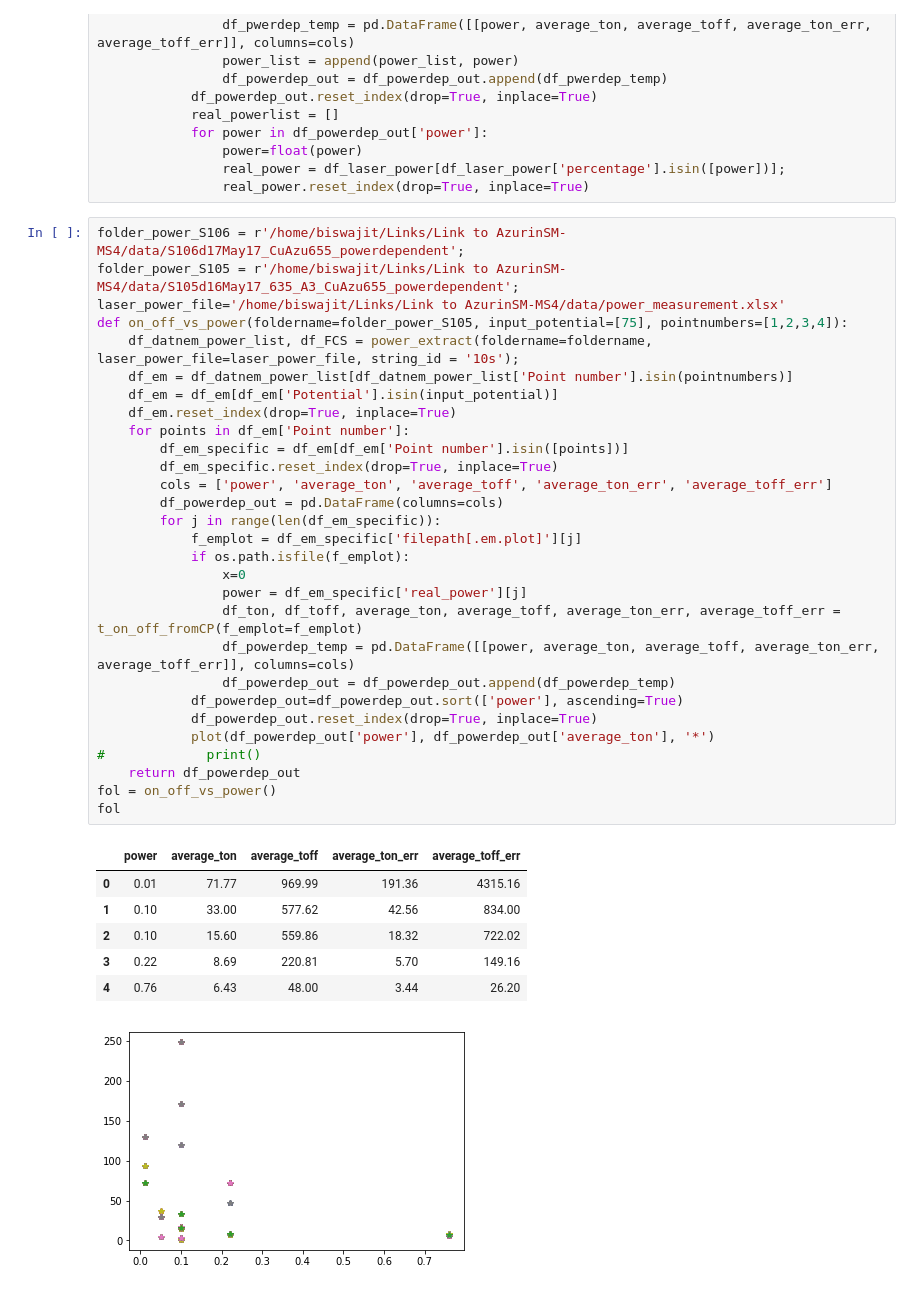
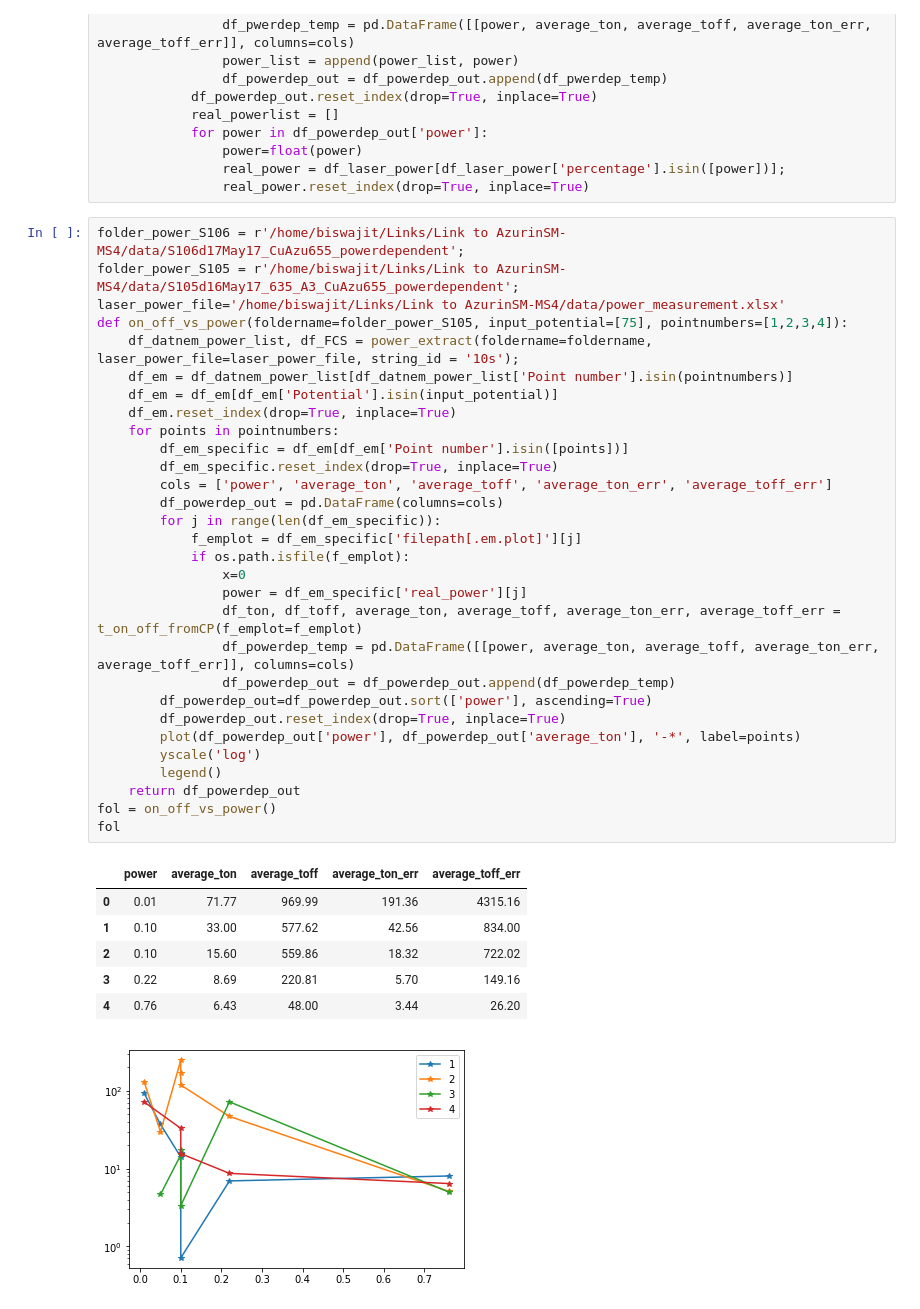
Before and after one commit to biswajitSM/Azurin_SM_repo, a Jupyter notebook: Manuscript/Figure_SI/Supporting_info.ipynb, the cells around one changed output. Drawn from its saved outputs; the diff is of its cells as text.

```diff
--- a/Manuscript/Figure_SI/Supporting_info.ipynb
+++ b/Manuscript/Figure_SI/Supporting_info.ipynb
@@ -707,36 +707,37 @@ def t_on_off_powerdep_1mol_apot(foldername=folder_power_S105, input_potential= [
 folder_power_S106 = r'/home/biswajit/Links/Link to AzurinSM-MS4/data/S106d17May17_CuAzu655_powerdependent';
 folder_power_S105 = r'/home/biswajit/Links/Link to AzurinSM-MS4/data/S105d16May17_635_A3_CuAzu655_powerdependent';
 laser_power_file='/home/biswajit/Links/Link to AzurinSM-MS4/data/power_measurement.xlsx'
 def on_off_vs_power(foldername=folder_power_S105, input_potential=[75], pointnumbers=[1,2,3,4]):
     df_datnem_power_list, df_FCS = power_extract(foldername=foldername, laser_power_file=laser_power_file, string_id = '10s');
     df_em = df_datnem_power_list[df_datnem_power_list['Point number'].isin(pointnumbers)]
     df_em = df_em[df_em['Potential'].isin(input_potential)]
     df_em.reset_index(drop=True, inplace=True)
-    for points in df_em['Point number']:
+    for points in pointnumbers:
         df_em_specific = df_em[df_em['Point number'].isin([points])]
         df_em_specific.reset_index(drop=True, inplace=True)
         cols = ['power', 'average_ton', 'average_toff', 'average_ton_err', 'average_toff_err']
         df_powerdep_out = pd.DataFrame(columns=cols)
         for j in range(len(df_em_specific)):
             f_emplot = df_em_specific['filepath[.em.plot]'][j]
             if os.path.isfile(f_emplot):
                 x=0
                 power = df_em_specific['real_power'][j]
                 df_ton, df_toff, average_ton, average_toff, average_ton_err, average_toff_err = t_on_off_fromCP(f_emplot=f_emplot)
                 df_powerdep_temp = pd.DataFrame([[power, average_ton, average_toff, average_ton_err, average_toff_err]], columns=cols)
                 df_powerdep_out = df_powerdep_out.append(df_powerdep_temp)
-            df_powerdep_out=df_powerdep_out.sort(['power'], ascending=True)
-            df_powerdep_out.reset_index(drop=True, inplace=True)
-            plot(df_powerdep_out['power'], df_powerdep_out['average_ton'], '*')
-#             print()
+        df_powerdep_out=df_powerdep_out.sort(['power'], ascending=True)
+        df_powerdep_out.reset_index(drop=True, inplace=True)
+        plot(df_powerdep_out['power'], df_powerdep_out['average_ton'], '-*', label=points)
+        yscale('log')
+        legend()
     return df_powerdep_out
 fol = on_off_vs_power()
 fol
 # %% [output]
 |  | power | average_ton | average_toff | average_ton_err | average_toff_err |
 | 0 | 0.01 | 71.77 | 969.99 | 191.36 | 4315.16 |
 | 1 | 0.10 | 33.00 | 577.62 | 42.56 | 834.00 |
 | 2 | 0.10 | 15.60 | 559.86 | 18.32 | 722.02 |
 | 3 | 0.22 | 8.69 | 220.81 | 5.70 | 149.16 |
 | 4 | 0.76 | 6.43 | 48.00 | 3.44 | 26.20 |
-[figure, old version]
+[figure, new version]
```
Also changed, not shown: 3 other files.
